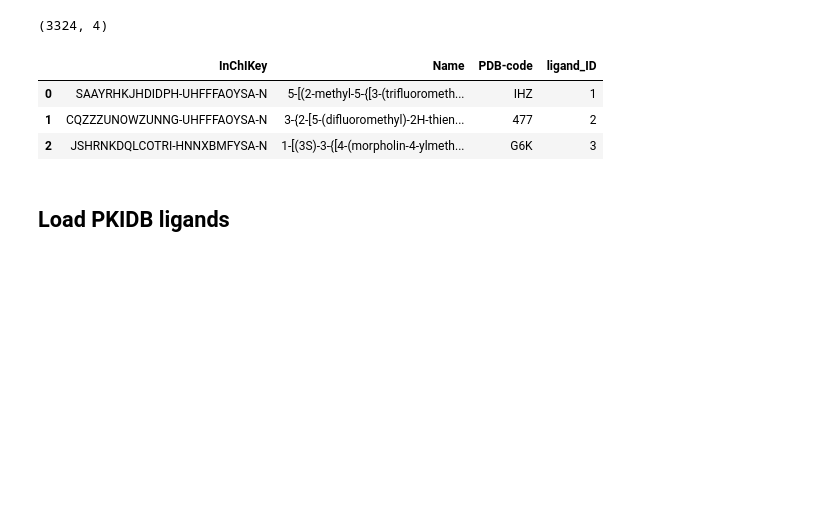
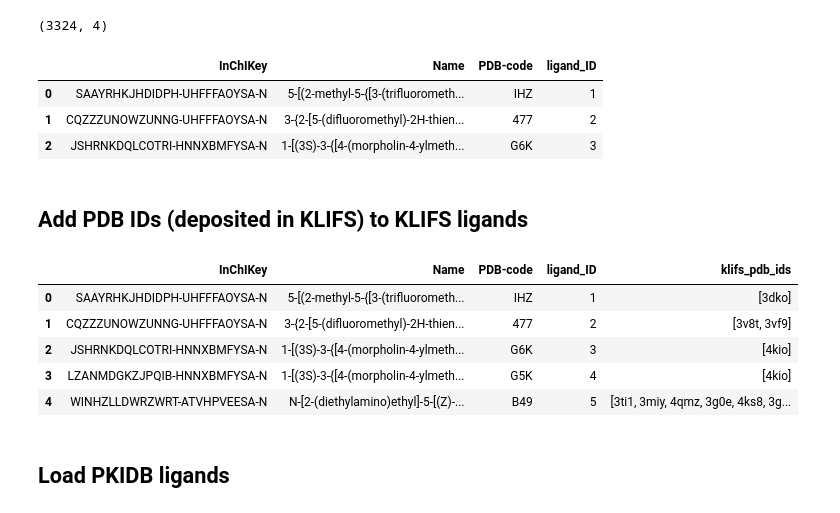
Before and after one commit to volkamerlab/pkidb_klifs, a Jupyter notebook: pkidb_ligands_in_klifs.ipynb, the cells around one changed output. Saved outputs shown, nothing was run; the diff lists cells and outputs as text; code cells hidden in the pictures; blank space fills up the shorter version.

Commit message:
Add KLIFS PDB IDs to ligands

```diff
--- a/pkidb_ligands_in_klifs.ipynb
+++ b/pkidb_ligands_in_klifs.ipynb
@@ -38,6 +38,39 @@ klifs_ligands.head(3)
 | 0 | SAAYRHKJHDIDPH-UHFFFAOYSA-N | 5-[(2-methyl-5-{[3-(trifluorometh... | IHZ | 1 |
 | 1 | CQZZZUNOWZUNNG-UHFFFAOYSA-N | 3-{2-[5-(difluoromethyl)-2H-thien... | 477 | 2 |
 | 2 | JSHRNKDQLCOTRI-HNNXBMFYSA-N | 1-[(3S)-3-{[4-(morpholin-4-ylmeth... | G6K | 3 |
+# %% [markdown]
+## Add PDB IDs (deposited in KLIFS) to KLIFS ligands
+# %%
+def _klifs_pdb_ids_per_ligand(ligand_id):
+    """
+    Get all KLIFS pdb IDs for a ligand by its KLIFS ligand ID.
+    """
+
+    structures = KLIFS_CLIENT.Ligands.get_ligands_list_structures(ligand_ID=ligand_id).response().result
+    pdb_ids = [structure.pdb for structure in structures]
+
+    return list(set(pdb_ids))
+# %%
+def _add_klifs_pdb_ids(klifs_ligands):
+    """
+    Add column for KLIFS PDB IDs which contain KLIFS ligands.
+    """
+
+    klifs_ligands['klifs_pdb_ids'] = klifs_ligands.ligand_ID.apply(lambda x: _klifs_pdb_ids_per_ligand([str(x)]))
+
+    return klifs_ligands
+# %%
+# This step takes a few minitues
+klifs_ligands = _add_klifs_pdb_ids(klifs_ligands)
+# %%
+klifs_ligands.head()
+# %% [output]
+|  | InChIKey | Name | PDB-code | ligand_ID | klifs_pdb_ids |
+| 0 | SAAYRHKJHDIDPH-UHFFFAOYSA-N | 5-[(2-methyl-5-{[3-(trifluorometh... | IHZ | 1 | [3dko] |
+| 1 | CQZZZUNOWZUNNG-UHFFFAOYSA-N | 3-{2-[5-(difluoromethyl)-2H-thien... | 477 | 2 | [3v8t, 3vf9] |
+| 2 | JSHRNKDQLCOTRI-HNNXBMFYSA-N | 1-[(3S)-3-{[4-(morpholin-4-ylmeth... | G6K | 3 | [4kio] |
+| 3 | LZANMDGKZJPQIB-HNNXBMFYSA-N | 1-[(3S)-3-{[4-(morpholin-4-ylmeth... | G5K | 4 | [4kio] |
+| 4 | WINHZLLDWRZWRT-ATVHPVEESA-N | N-[2-(diethylamino)ethyl]-5-[(Z)-... | B49 | 5 | [3ti1, 3miy, 4qmz, 3g0e, 4ks8, 3g... |
 # %% [markdown]
 ## Load PKIDB ligands
 # %%
```
Also changed, not shown: parts of 5 cells of this notebook, 1 other file.
